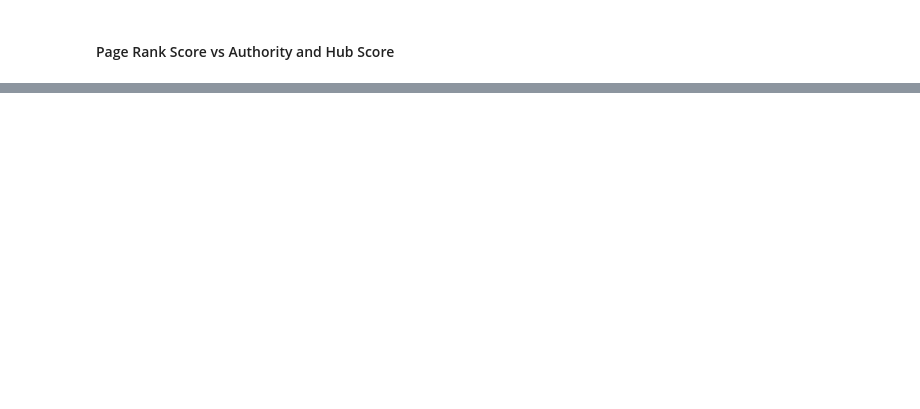
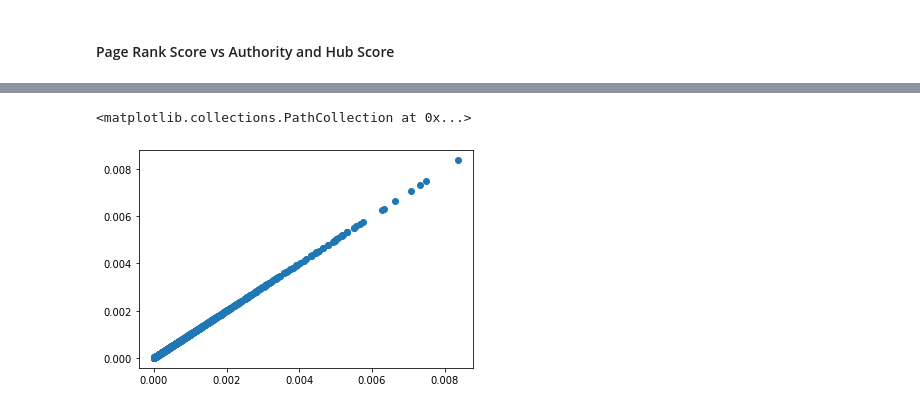
Before and after one commit to aflah02/CSE508_Winter2023_A3_87, a Jupyter notebook: Q_2/main.ipynb, the cells around one changed output, grey strips where cells are left out. Drawn from its saved outputs; the diff is of its cells as text; code cells hidden in the pictures; blank space fills up the shorter version.

```diff
--- a/Q_2/main.ipynb
+++ b/Q_2/main.ipynb
@@ -152,0 +153,6 @@ plt.hist(difference_page_rank_authorities, bins=100)
+# %%
+# authority vs hub
+plt.scatter(hubs.values(), authorities.values())
+# %% [output]
+<matplotlib.collections.PathCollection at 0x...>
+[figure, added]
```
Also changed, not shown: parts of 5 cells of this notebook, 1 other file.
